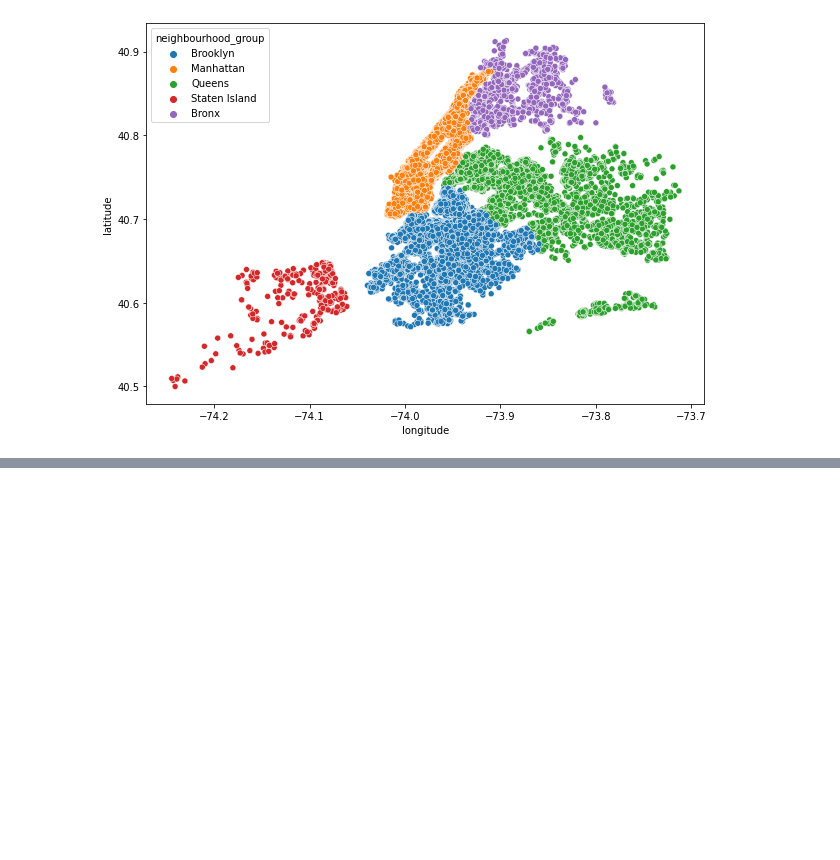
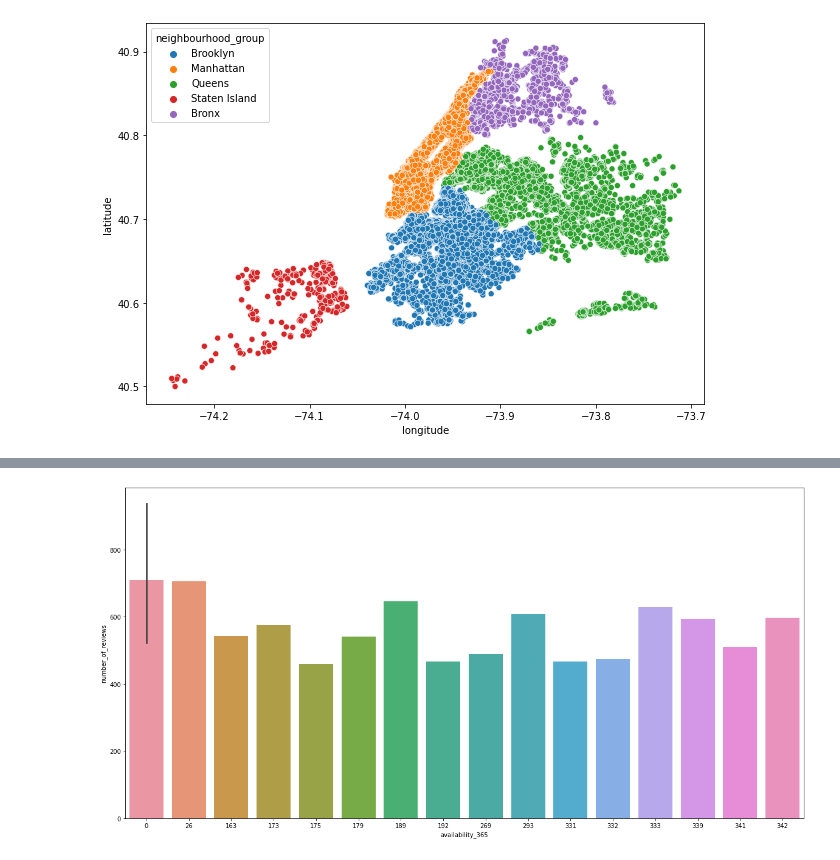
Before and after one commit to Roshani9989/airbnb-data-analysis, a Jupyter notebook: Roshani_Airbnb.ipynb, the cells around one changed output, grey strips where cells are left out. Saved outputs shown, nothing was run; the diff lists cells and outputs as text; code cells hidden in the pictures; blank space fills up the shorter version.

```diff
--- a/Roshani_Airbnb.ipynb
+++ b/Roshani_Airbnb.ipynb
@@ -235,0 +250,8 @@ plt.show()
+# %%
+df_1 = df.groupby(['host_id', 'availability_365']) ['number_of_reviews'].sum().reset_index()
+df_1 = df_1.sort_values(by=['number_of_reviews'], ascending=False).head(20)
+plt.figure(figsize=(20,10))
+sns.barplot(data=df_1, x='availability_365', y='number_of_reviews')
+plt.show()
+# %% [output]
+[figure, added]
```
Also changed, not shown: parts of 2 cells of this notebook.
